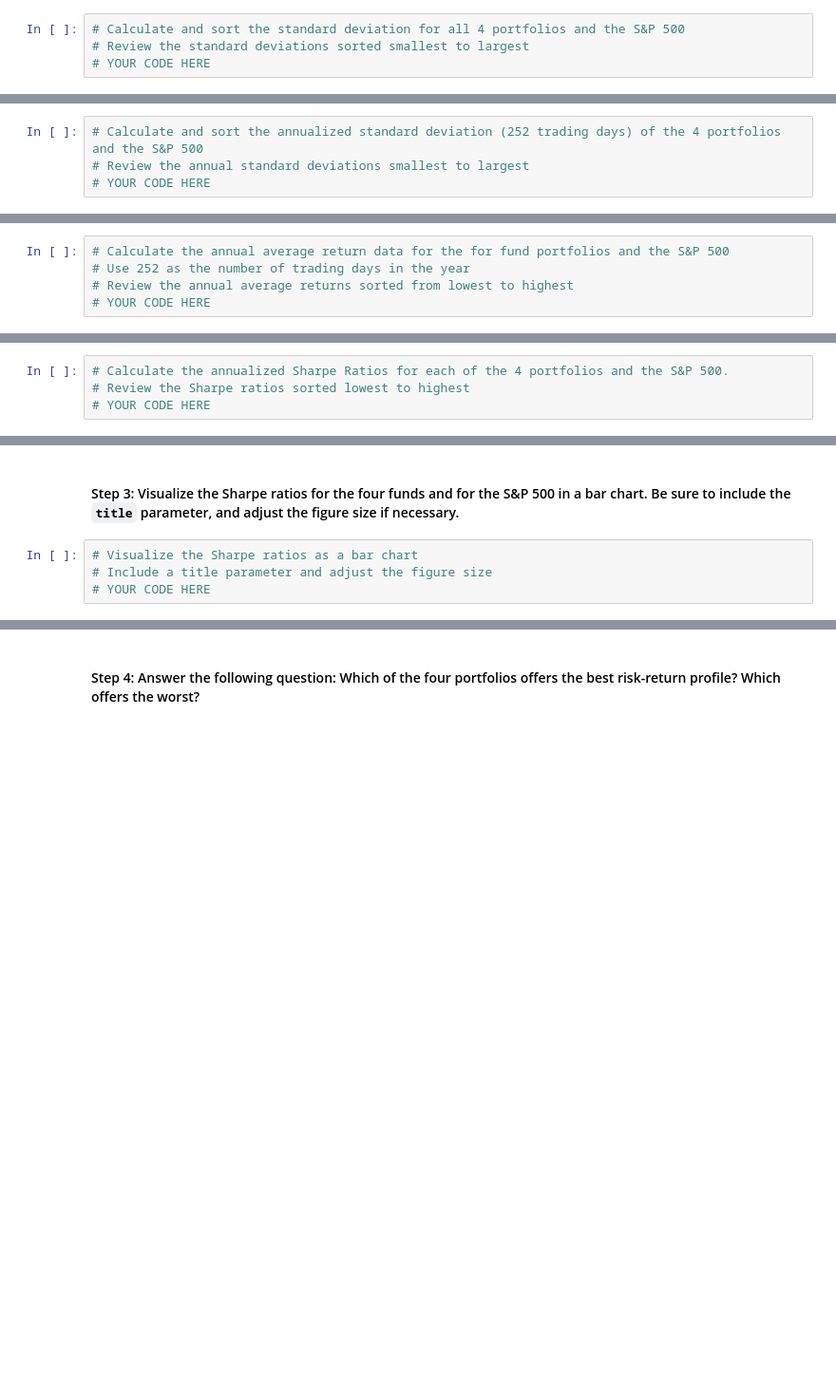
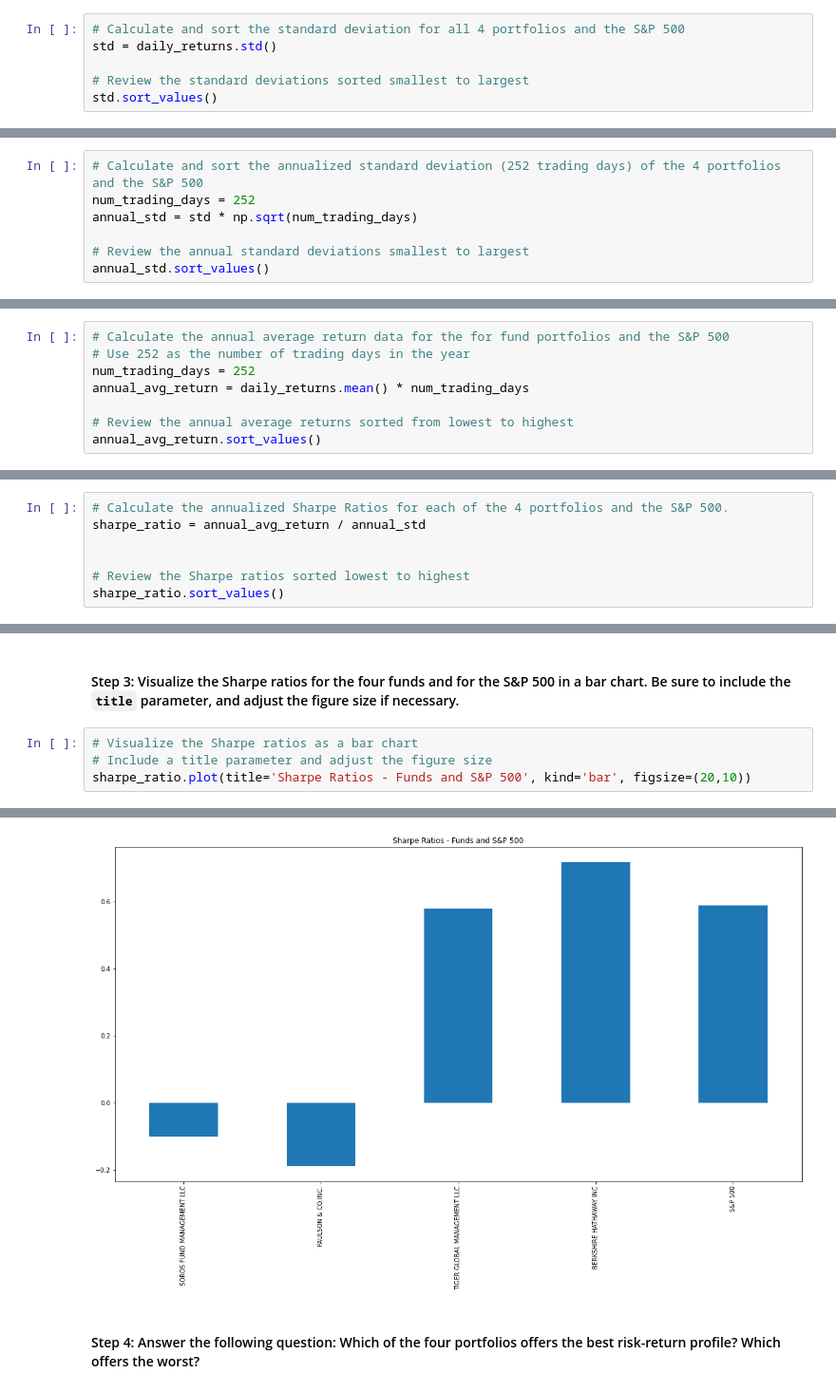
Before and after one commit to quinnwong31/RiskReturnAnalysis, a Jupyter notebook: risk_return_analysis.ipynb, the cells around one changed output, grey strips where cells are left out. Shown: that part at 95% size. Saved outputs shown, nothing was run; the diff lists cells and outputs as text; blank space fills up the shorter version.

```diff
--- a/risk_return_analysis.ipynb
+++ b/risk_return_analysis.ipynb
@@ -234,5 +234,7 @@ Evaluate the risk profile of each portfolio by using the standard deviation and
 #### Step 1: Use the Pandas `std` function to calculate the standard deviation for each of the four portfolios and for the S&P 500. Review the standard deviation calculations, sorted from smallest to largest.
 # %%
 # Calculate and sort the standard deviation for all 4 portfolios and the S&P 500
+std = daily_returns.std()
+
 # Review the standard deviations sorted smallest to largest
-# YOUR CODE HERE
+std.sort_values()
@@ -240,5 +249,8 @@ Evaluate the risk profile of each portfolio by using the standard deviation and
 #### Step 2: Calculate the annualized standard deviation for each of the four portfolios and for the S&P 500. To do that, multiply the standard deviation by the square root of the number of trading days. Use 252 for that number.
 # %%
 # Calculate and sort the annualized standard deviation (252 trading days) of the 4 portfolios and the S&P 500
+num_trading_days = 252
+annual_std = std * np.sqrt(num_trading_days)
+
 # Review the annual standard deviations smallest to largest
-# YOUR CODE HERE
+annual_std.sort_values()
@@ -286,5 +311,8 @@ To determine the overall risk of an asset or portfolio, quantitative analysts an
 # %%
 # Calculate the annual average return data for the for fund portfolios and the S&P 500
 # Use 252 as the number of trading days in the year
+num_trading_days = 252
+annual_avg_return = daily_returns.mean() * num_trading_days
+
 # Review the annual average returns sorted from lowest to highest
-# YOUR CODE HERE
+annual_avg_return.sort_values()
@@ -292,5 +327,8 @@ To determine the overall risk of an asset or portfolio, quantitative analysts an
 #### Step 2: Calculate the Sharpe ratios for the four fund portfolios and for the S&P 500. To do that, divide the annualized average return by the annualized standard deviation for each. Review the resulting Sharpe ratios, sorted from lowest to highest.
 # %%
 # Calculate the annualized Sharpe Ratios for each of the 4 portfolios and the S&P 500.
+sharpe_ratio = annual_avg_return / annual_std
+
+
 # Review the Sharpe ratios sorted lowest to highest
-# YOUR CODE HERE
+sharpe_ratio.sort_values()
@@ -299,4 +344,5 @@ To determine the overall risk of an asset or portfolio, quantitative analysts an
 # %%
 # Visualize the Sharpe ratios as a bar chart
 # Include a title parameter and adjust the figure size
-# YOUR CODE HERE
+sharpe_ratio.plot(title='Sharpe Ratios - Funds and S&P 500', kind='bar', figsize=(20,10))
+# %% [output]
@@ -303,3 +350,4 @@ To determine the overall risk of an asset or portfolio, quantitative analysts an
+[figure, added]
 # %% [markdown]
 #### Step 4: Answer the following question: Which of the four portfolios offers the best risk-return profile? Which offers the worst?
 # %% [markdown]
```
Also changed, not shown: parts of 16 cells of this notebook.
